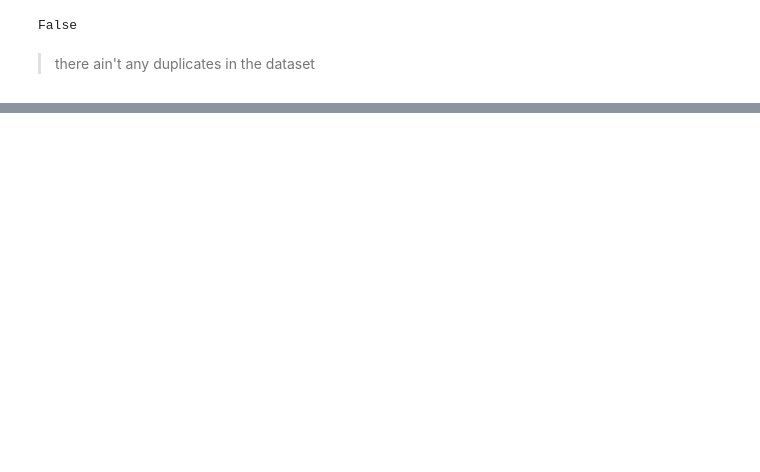
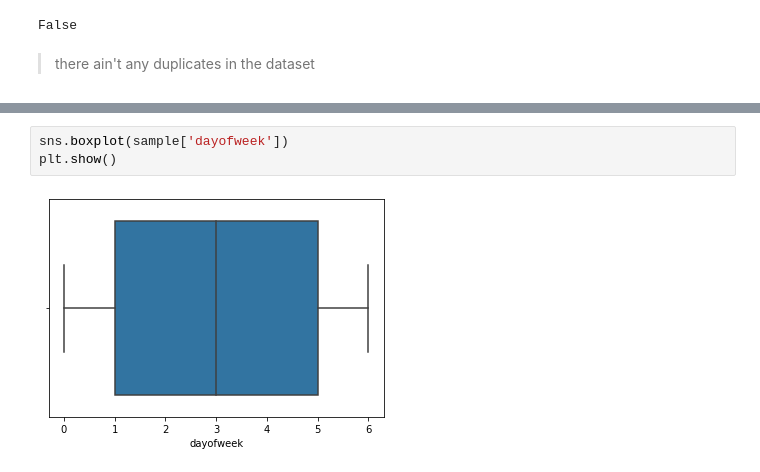
Before and after one commit to victoriousvictor42/electic-car, a Jupyter notebook: Autolib.ipynb, the cells around one changed output, grey strips where cells are left out. Saved outputs shown, nothing was run; the diff lists cells and outputs as text; blank space fills up the shorter version.

```diff
--- a/Autolib.ipynb
+++ b/Autolib.ipynb
@@ -124,0 +119,5 @@ sys_sample(df1, r = 1, n = 8)
+# %%
+sns.boxplot(sample['dayofweek'])
+plt.show()
+# %% [output]
+[figure, added]
```
Also changed, not shown: parts of 30 cells of this notebook.
